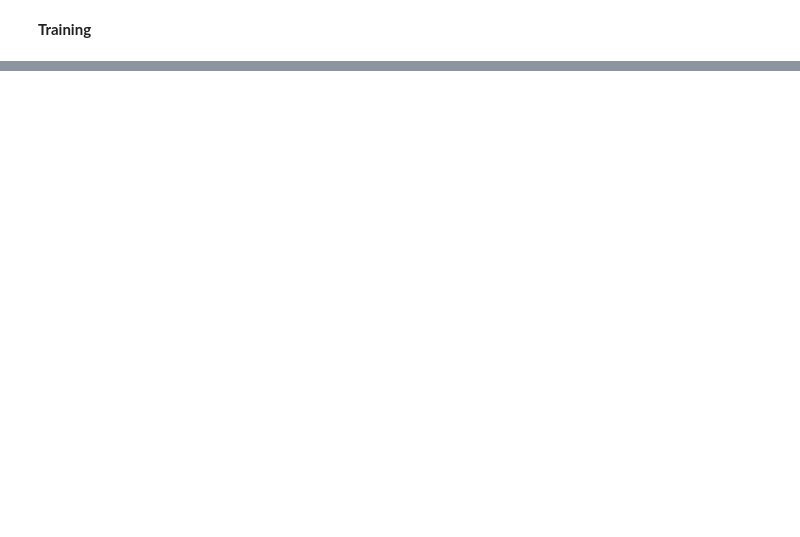
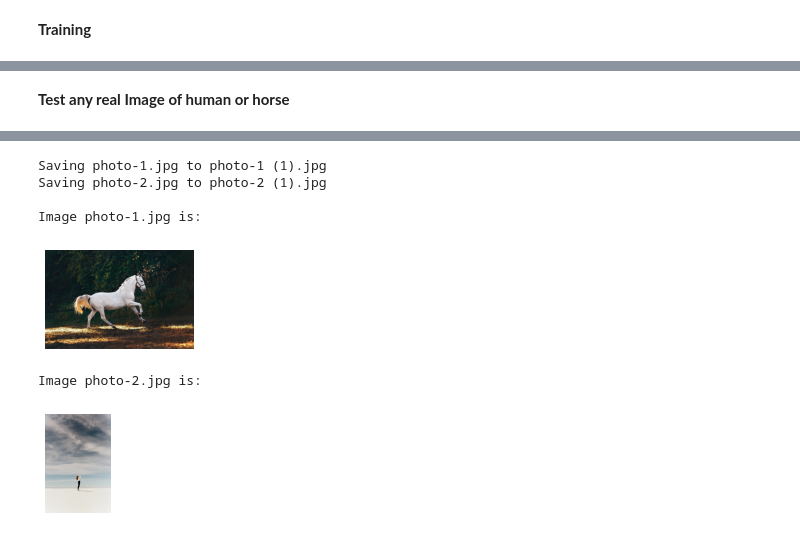
Before and after one commit to rawat999/tensorflow-coursera, a Jupyter notebook: coursera_1403.ipynb, the cells around one changed output, grey strips where cells are left out. Drawn from its saved outputs; the diff is of its cells as text; code cells hidden in the pictures; blank space fills up the shorter version.

```diff
--- a/coursera_1403.ipynb
+++ b/coursera_1403.ipynb
@@ -210,0 +229,21 @@ Epoch 15/15
+# %% [markdown]
+**Test any real Image of human or horse**
+# %%
+import numpy as np
+from google.colab import files
+from keras.preprocessing import image
+
+uploaded = files.upload()
+
+for i, image_name in enumerate(uploaded.keys()):
+  path = '/content/'+image_name
+  img = image.load_img(path)
+
+  # Set up subplot; subplot indices start at 1
+  sp = plt.subplot(2, 1, i + 1)
+  sp.axis('Off') # Don't show axes (or gridlines)
+
+  print("\nImage {} is: ".format(image_name))
+  plt.imshow(img)
+  plt.show()
+# %% [output]
@@ -211 +251,8 @@ Epoch 15/15
+Saving photo-1.jpg to photo-1 (1).jpg
+Saving photo-2.jpg to photo-2 (1).jpg
+
+Image photo-1.jpg is:
+[figure, added]
+Image photo-2.jpg is:
+[figure, added]
 # %%
```
Also changed, not shown: parts of 14 cells of this notebook.
